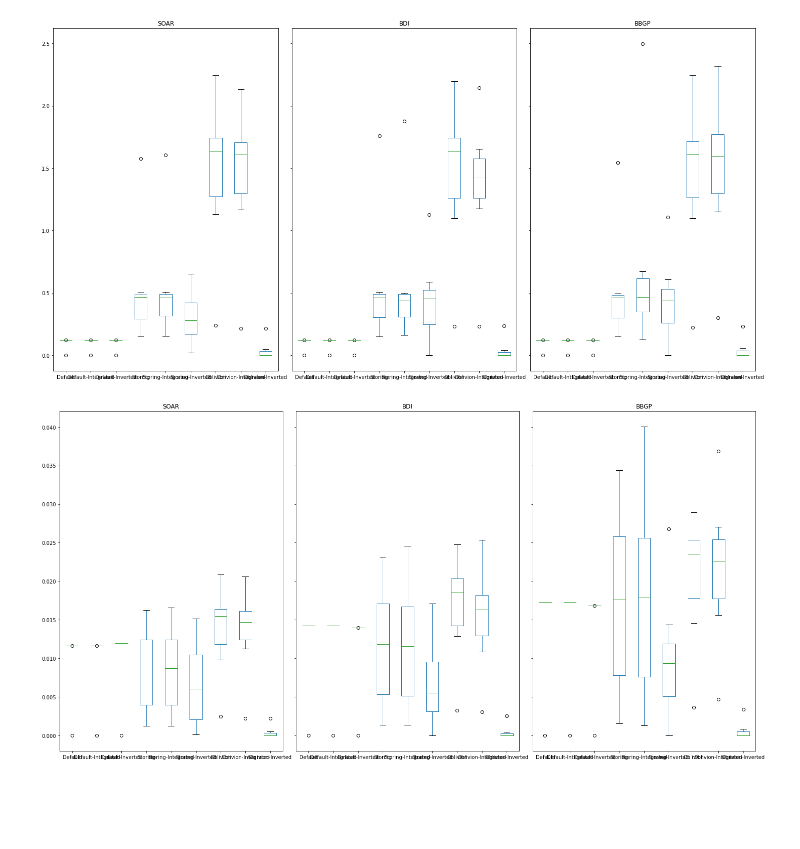
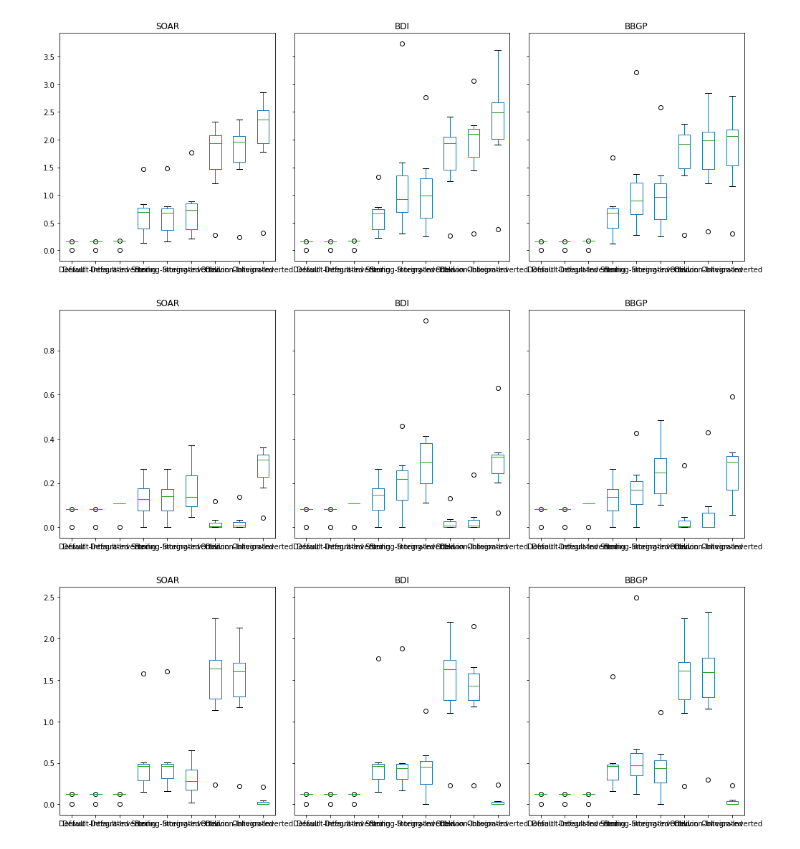
Before and after one commit to felipeluizbill/data-oriented-belief-revision, a Jupyter notebook: notebook.ipynb, the cells around one changed output. Cells and saved outputs as stored; diff of their text form; code cells hidden in the pictures; blank space fills up the shorter version.

```diff
--- a/notebook.ipynb
+++ b/notebook.ipynb
@@ -2,16 +2,14 @@
 import pandas as pd;
 import matplotlib.pyplot as plt
 # %%
-sheets = ["rulespergoal8.csv" ,
+sheets = ["rulespergoal3.csv" ,
           "rulespergoal5.csv" ,
-          "rulespergoal3.csv" ,
           "goals100beliefs1000.csv" ,
           "goals50beliefs1000.csv",
           "goals100beliefs500.csv",
          "dynamics01.csv" ,
           "dynamics02.csv",
-         "inertiaDual.csv",
-         "dualTest.csv"];
+         "inertiaDual.csv"];
 
 memoryStrategies = [ "DEFAULT" , "STORING_RETRIEVING"  , "FORGETTING"];
 
@@ -102,7 +100,7 @@ def plotGraphCpu():
     bdi = describeCpuPerEngine(BDI);
     bbgp = describeCpuPerEngine(BBGP);
     fig, axes = plt.subplots(1, 3 , sharey= True)
-    plt.rcParams["figure.figsize"] = (20, 10)
+    plt.rcParams["figure.figsize"] = (14,5)
     plt.tight_layout()
     soar.plot.box(ax=axes[0] ,title="SOAR");
     bdi.plot.box(ax=axes[1] , title="BDI");
@@ -129,8 +109,12 @@ data
-# %%
-plotGraphCpu()
-# %% [output]
-[figure, removed]
-# %%
-plotGraphMem()
-# %% [output]
-[figure, removed]
+# %%
+data = pd.read_csv(sheets[0] , sep =";", decimal =",")
+plotGraphCpu();
+data = pd.read_csv(sheets[1] , sep =";", decimal =",")
+plotGraphCpu();
+data = pd.read_csv(sheets[2] , sep =";", decimal =",")
+plotGraphCpu();
+#rules
+# %% [output]
+[figure, added]
+[figure, added]
+[figure, added]
```
Also changed, not shown: parts of 5 cells of this notebook, 15 other files.
